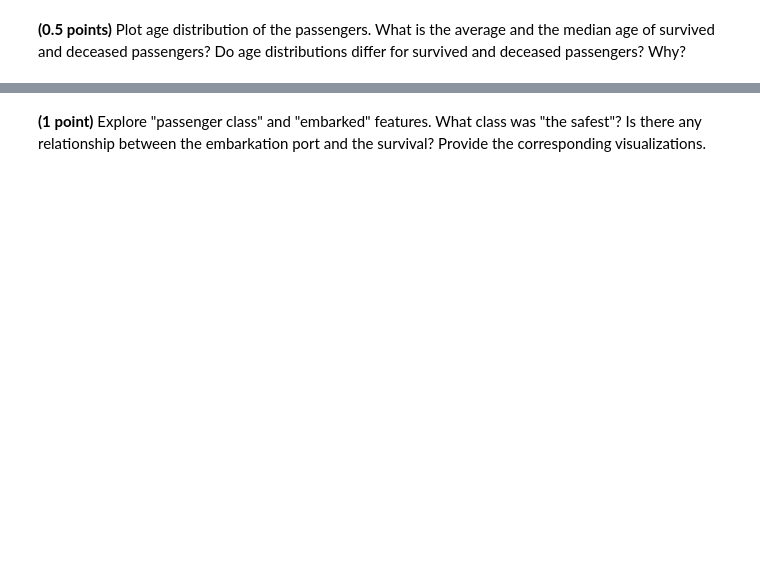
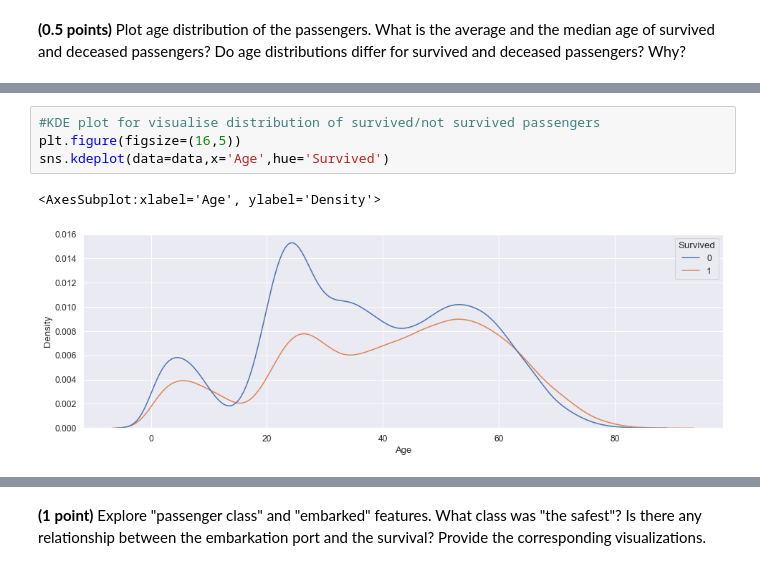
Before and after one commit to ex4ce/homework, a Jupyter notebook: hw_classification.ipynb, the cells around one changed output, grey strips where cells are left out. Cells and saved outputs as stored; diff of their text form; blank space fills up the shorter version.

```diff
--- a/hw_classification.ipynb
+++ b/hw_classification.ipynb
@@ -552,0 +596,7 @@ data.head()
+# %%
+#KDE plot for visualise distribution of survived/not survived passengers
+plt.figure(figsize=(16,5))
+sns.kdeplot(data=data,x='Age',hue='Survived')
+# %% [output]
+<AxesSubplot:xlabel='Age', ylabel='Density'>
+[figure, added]
```
Also changed, not shown: parts of 42 cells of this notebook.
